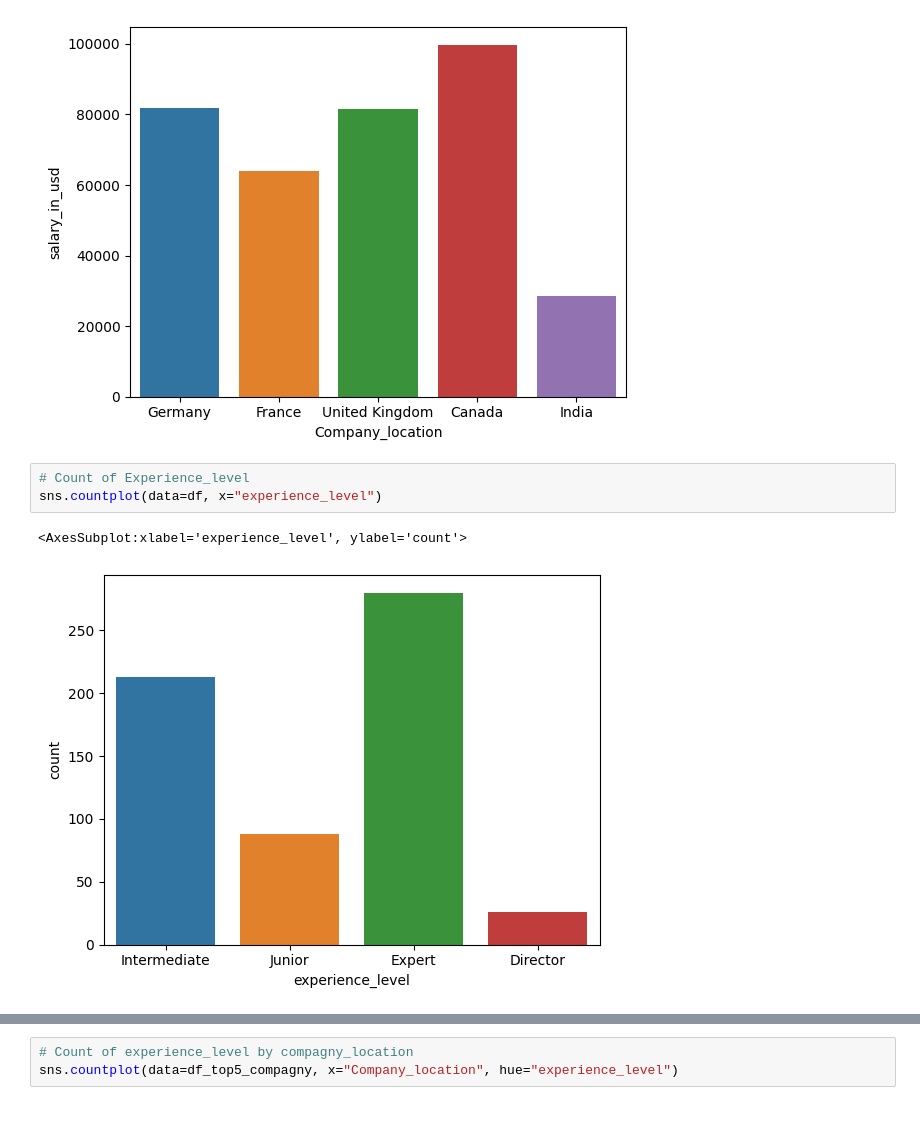
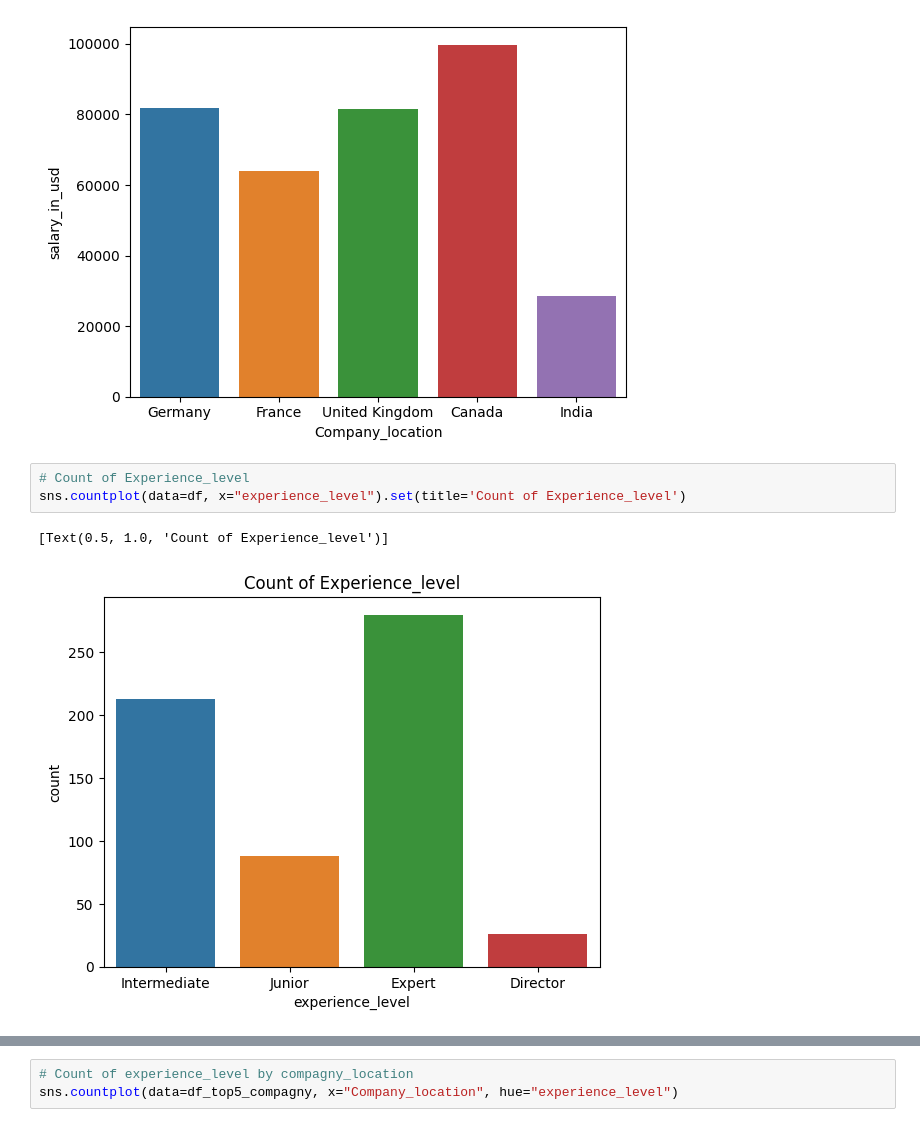
Before and after one commit to TristanLeMoyec/Salaires_EDA, a Jupyter notebook: EDA_salary.ipynb, the cells around one changed output, grey strips where cells are left out. Drawn from its saved outputs; the diff is of its cells as text.

Commit message:
More seaborn graphs

```diff
--- a/EDA_salary.ipynb
+++ b/EDA_salary.ipynb
@@ -211,9 +209,9 @@ sns.barplot(data=df_top5_compagny, x="Company_location", y="salary_in_usd", ci=N
 [figure]
 # %%
 # Count of Experience_level
-sns.countplot(data=df, x="experience_level")
+sns.countplot(data=df, x="experience_level").set(title='Count of Experience_level')
 # %% [output]
-<AxesSubplot:xlabel='experience_level', ylabel='count'>
+[Text(0.5, 1.0, 'Count of Experience_level')]
-[figure, old version]
+[figure, new version]
 # %%
 # Count of compagny_location
```
Also changed, not shown: parts of 16 cells of this notebook.
